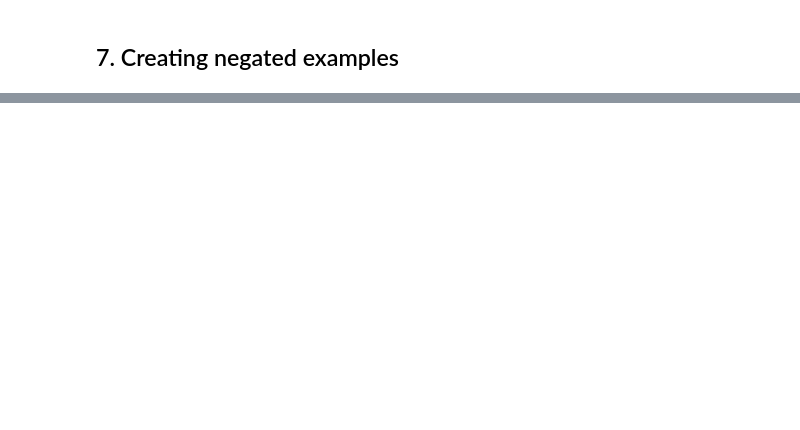
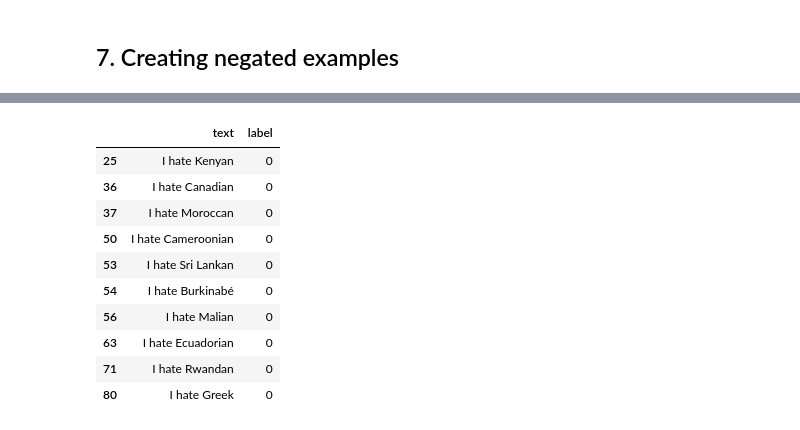
Before and after one commit to efemeryds/offensive-language-detection, a Jupyter notebook: Part_B_error_analysis/error_analysis_with_checklist_with_typos_parameter_melis.ipynb, the cells around one changed output, grey strips where cells are left out. Cells and saved outputs as stored; diff of their text form; code cells hidden in the pictures; blank space fills up the shorter version.

```diff
--- a/Part_B_error_analysis/error_analysis_with_checklist_with_typos_parameter_melis.ipynb
+++ b/Part_B_error_analysis/error_analysis_with_checklist_with_typos_parameter_melis.ipynb
@@ -336,0 +438,18 @@ successful_neg_examples
+# %%
+hate_mask = editor.template("I hate {mask}")
+dont_hate_mask = editor.template("I don't hate {mask}")
+
+hate_nationality = editor.template("I hate {nationality}")
+dont_hate_nationality = editor.template("I don't hate {nationality}")
+
+hate_religion = editor.template("I hate {religion}")
+dont_hate_religion = editor.template("I don't hate {religion}")
+# %%
+hate_mask = hate_mask.data
+dont_hate_mask = dont_hate_mask.data
+
+hate_nationality = hate_nationality.data
+dont_hate_nationality = dont_hate_nationality.data
+
+hate_religion = hate_religion.data
+dont_hate_religion = dont_hate_religion.data
@@ -336,0 +472,9 @@ successful_neg_examples
+# %%
+hatemask_predictions, hatemask_outputs = model.predict(hate_mask)
+donthatemask_predictions, donthatemask_outputs = model.predict(dont_hate_mask)
+
+hatenati_predictions, hatenati_outputs = model.predict(hate_nationality)
+donthatenati_predictions, donthatenati_outputs = model.predict(dont_hate_nationality)
+
+hatereligion_predictions, hatereligion_outputs = model.predict(hate_religion)
+donthatereligion_predictions, donthatereligion_outputs = model.predict(dont_hate_religion)
@@ -336,0 +501,3 @@ successful_neg_examples
+# %%
+hatenati_df = pd.DataFrame({'text':hate_nationality,'label':hatenati_predictions})
+hatenati_df.head()
@@ -336,0 +554,14 @@ successful_neg_examples
+# %%
+hatenati_df[hatenati_df['label'] == 0].head(10)
+# %% [output]
+|  | text | label |
+| 25 | I hate Kenyan | 0 |
+| 36 | I hate Canadian | 0 |
+| 37 | I hate Moroccan | 0 |
+| 50 | I hate Cameroonian | 0 |
+| 53 | I hate Sri Lankan | 0 |
+| 54 | I hate Burkinabé | 0 |
+| 56 | I hate Malian | 0 |
+| 63 | I hate Ecuadorian | 0 |
+| 71 | I hate Rwandan | 0 |
+| 80 | I hate Greek | 0 |
```
Also changed, not shown: parts of 57 cells of this notebook.
